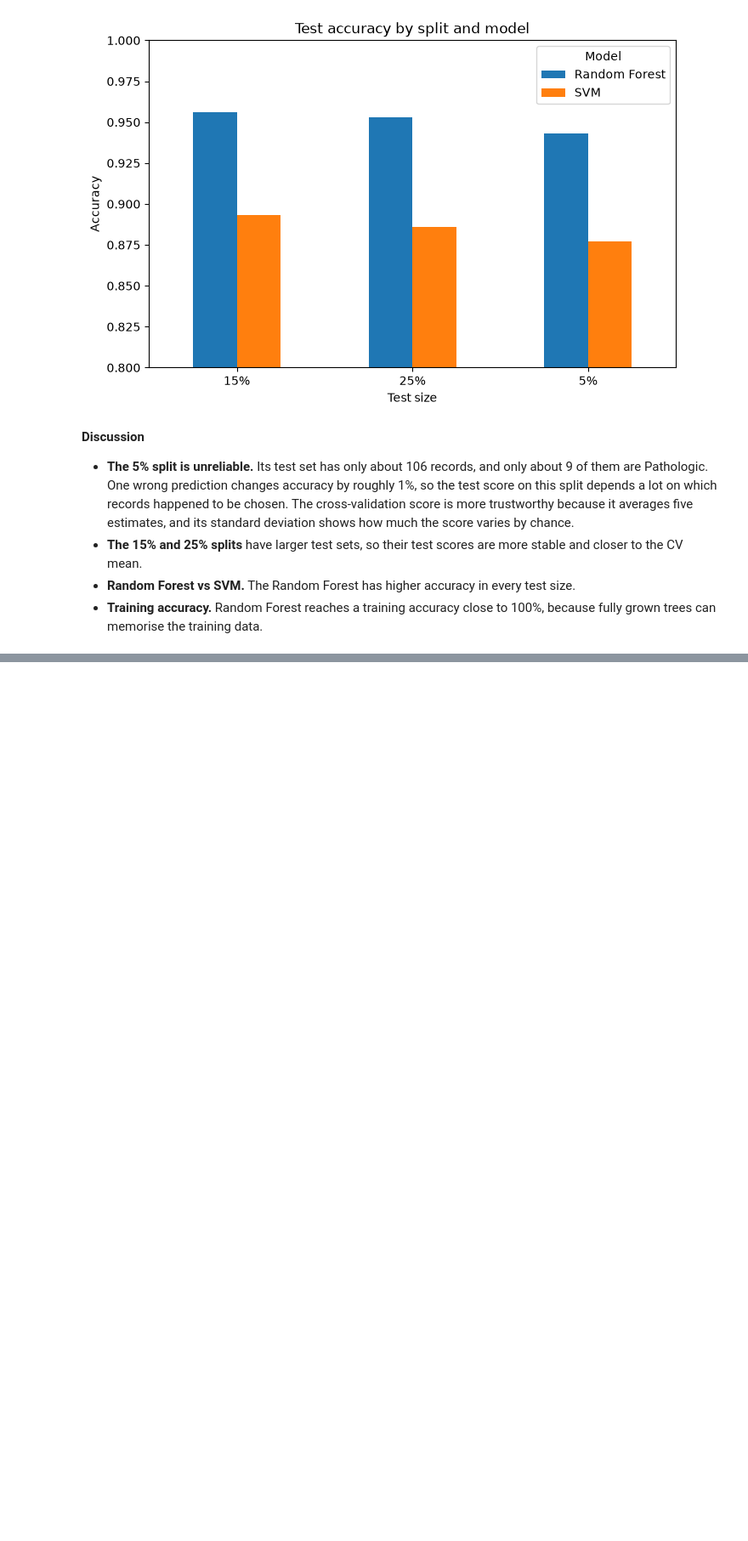
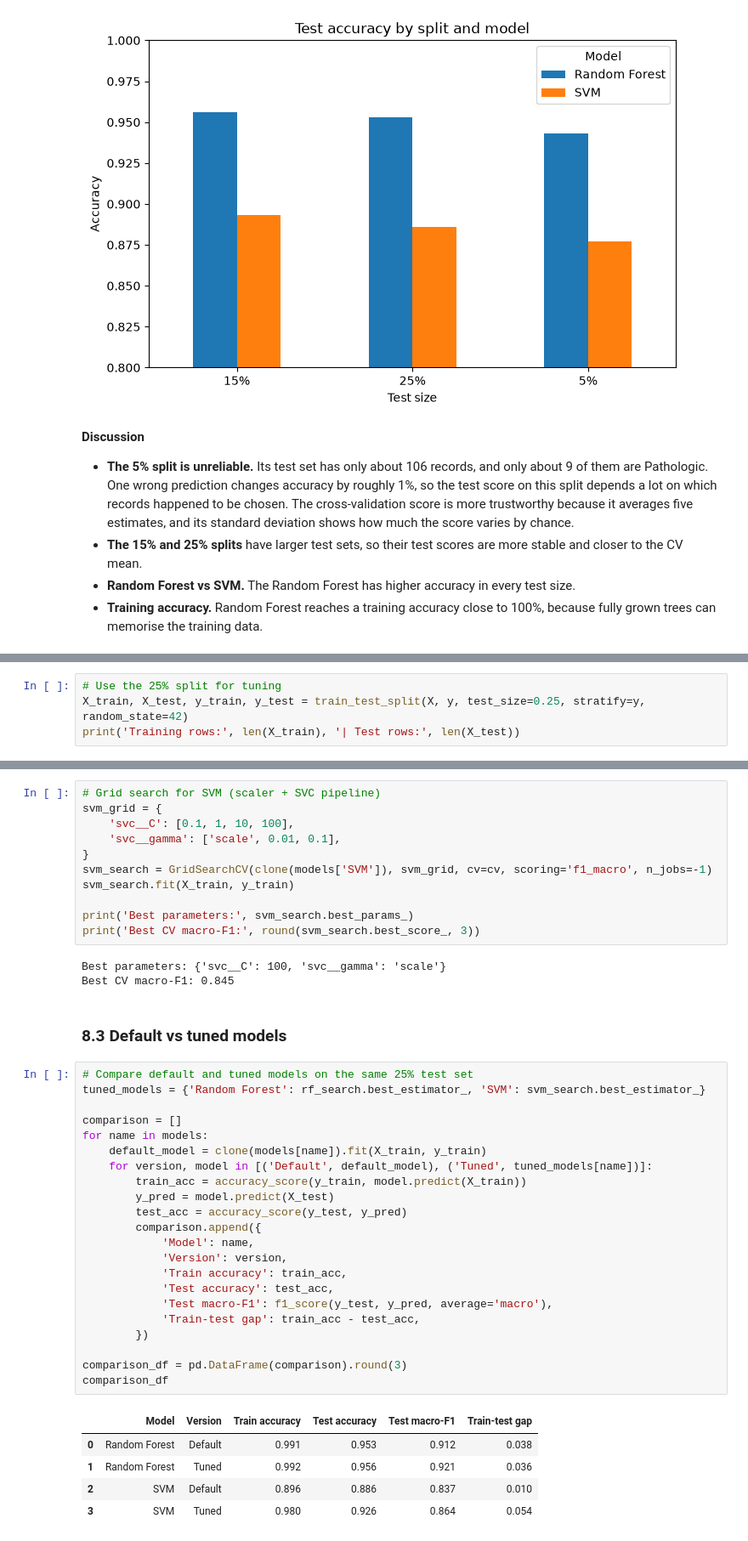
Before and after one commit to sba26106-bit/machine-learning-ca1, a Jupyter notebook: CA1_ML.ipynb, the cells around one changed output, grey strips where cells are left out. Shown at 85% size. Saved outputs shown, nothing was run; the diff lists cells and outputs as text; blank space fills up the shorter version.

Commit message:
Add files via upload
8. Hyperparameter Tuning

```diff
--- a/CA1_ML.ipynb
+++ b/CA1_ML.ipynb
@@ -541,0 +550,4 @@ plt.show()
+# %%
+# Use the 25% split for tuning
+X_train, X_test, y_train, y_test = train_test_split(X, y, test_size=0.25, stratify=y, random_state=42)
+print('Training rows:', len(X_train), '| Test rows:', len(X_test))
@@ -541,0 +585,44 @@ plt.show()
+# %%
+# Grid search for SVM (scaler + SVC pipeline)
+svm_grid = {
+    'svc__C': [0.1, 1, 10, 100],
+    'svc__gamma': ['scale', 0.01, 0.1],
+}
+svm_search = GridSearchCV(clone(models['SVM']), svm_grid, cv=cv, scoring='f1_macro', n_jobs=-1)
+svm_search.fit(X_train, y_train)
+
+print('Best parameters:', svm_search.best_params_)
+print('Best CV macro-F1:', round(svm_search.best_score_, 3))
+# %% [output]
+Best parameters: {'svc__C': 100, 'svc__gamma': 'scale'}
+Best CV macro-F1: 0.845
+# %% [markdown]
+### 8.3 Default vs tuned models
+# %%
+# Compare default and tuned models on the same 25% test set
+tuned_models = {'Random Forest': rf_search.best_estimator_, 'SVM': svm_search.best_estimator_}
+
+comparison = []
+for name in models:
+    default_model = clone(models[name]).fit(X_train, y_train)
+    for version, model in [('Default', default_model), ('Tuned', tuned_models[name])]:
+        train_acc = accuracy_score(y_train, model.predict(X_train))
+        y_pred = model.predict(X_test)
+        test_acc = accuracy_score(y_test, y_pred)
+        comparison.append({
+            'Model': name,
+            'Version': version,
+            'Train accuracy': train_acc,
+            'Test accuracy': test_acc,
+            'Test macro-F1': f1_score(y_test, y_pred, average='macro'),
+            'Train-test gap': train_acc - test_acc,
+        })
+
+comparison_df = pd.DataFrame(comparison).round(3)
+comparison_df
+# %% [output]
+|  | Model | Version | Train accuracy | Test accuracy | Test macro-F1 | Train-test gap |
+| 0 | Random Forest | Default | 0.991 | 0.953 | 0.912 | 0.038 |
+| 1 | Random Forest | Tuned | 0.992 | 0.956 | 0.921 | 0.036 |
+| 2 | SVM | Default | 0.896 | 0.886 | 0.837 | 0.010 |
+| 3 | SVM | Tuned | 0.980 | 0.926 | 0.864 | 0.054 |
```
Also changed, not shown: parts of 6 cells of this notebook.
